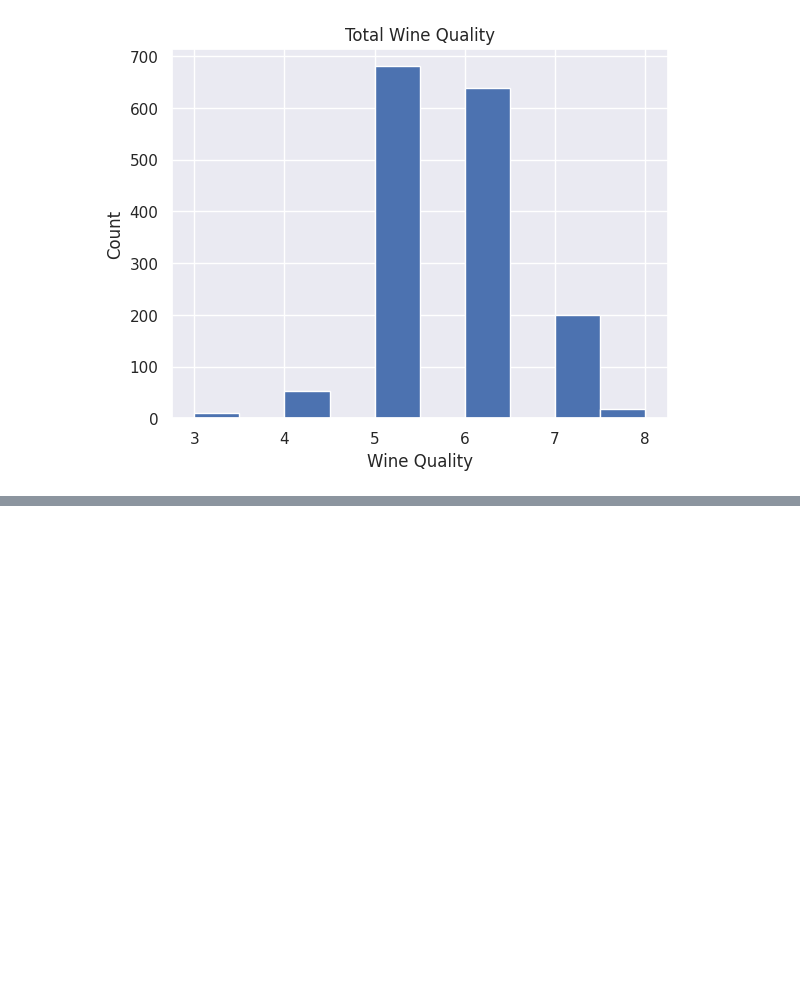
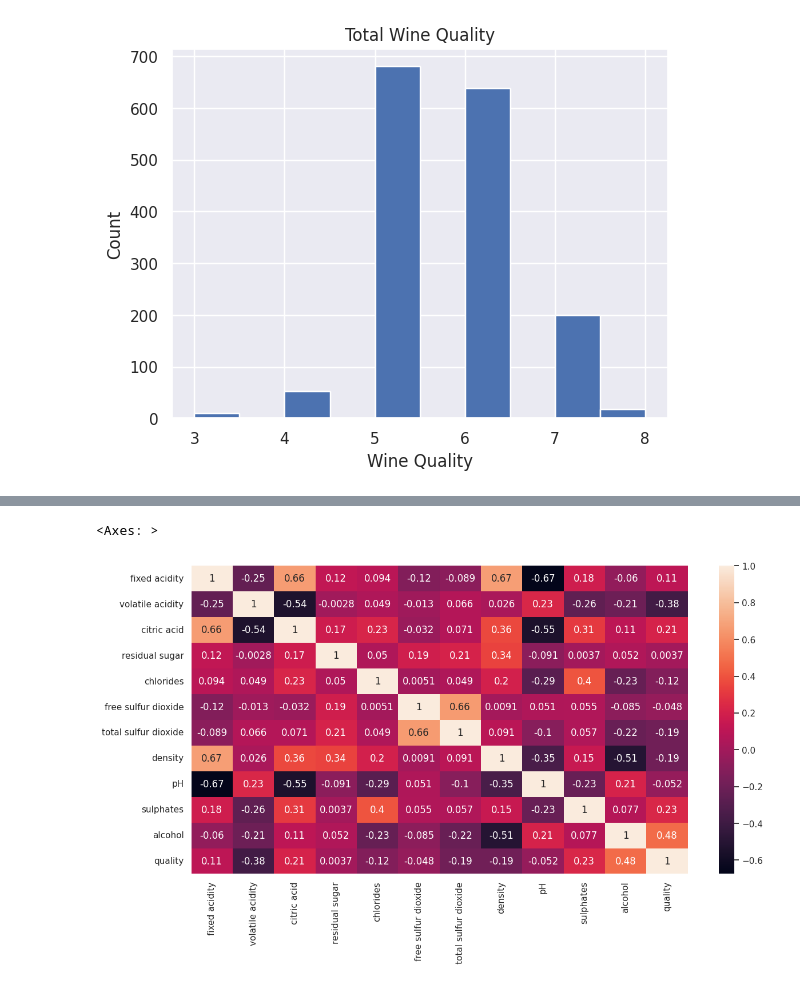
Before and after one commit to alurabhinava/IITM_BS_in_DataScience, a Jupyter notebook: MLP_Week2_1.ipynb, the cells around one changed output, grey strips where cells are left out. Cells and saved outputs as stored; diff of their text form; code cells hidden in the pictures; blank space fills up the shorter version.

```diff
--- a/MLP_Week2_1.ipynb
+++ b/MLP_Week2_1.ipynb
@@ -110,0 +125,2 @@ for train_index, test_index in split.split(df, df['quality']):
+# %%
+corr_matrix = exploration_set.corr()
@@ -110,0 +143,6 @@ for train_index, test_index in split.split(df, df['quality']):
+# %%
+plt.figure(figsize=(14,7))
+sns.heatmap(corr_matrix, annot=True)
+# %% [output]
+<Axes: >
+[figure, added]
```
Also changed, not shown: parts of 18 cells of this notebook.
